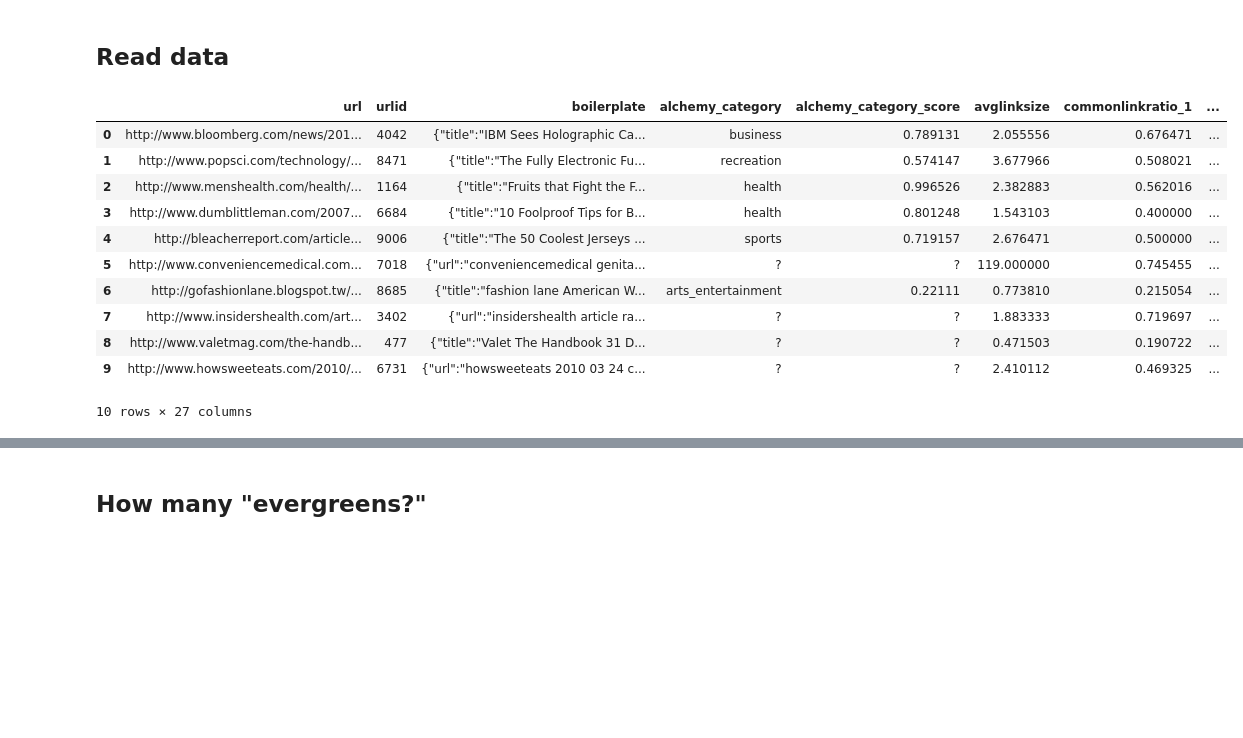
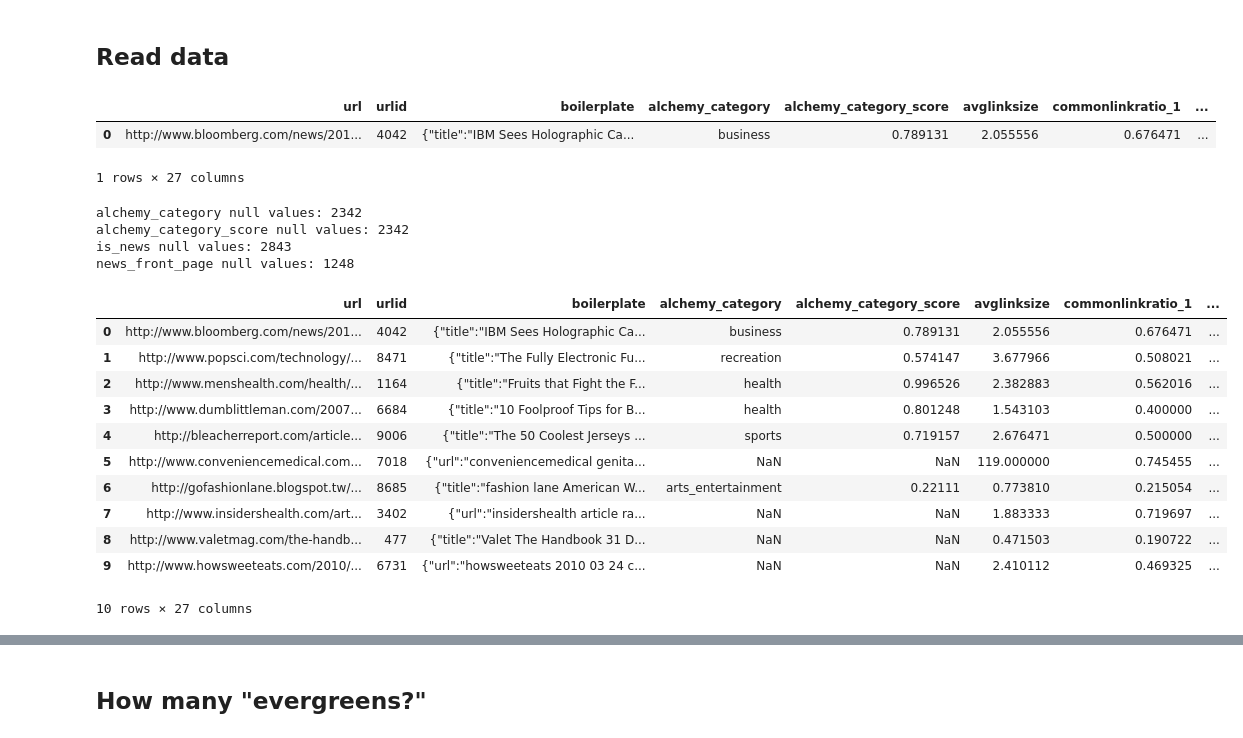
Before and after one commit to liadwg/DMProject, a Jupyter notebook: DataMiningProject.ipynb, the cells around one changed output, grey strips where cells are left out. Drawn from its saved outputs; the diff is of its cells as text; code cells hidden in the pictures; blank space fills up the shorter version.

Commit message:
First steps in data Exploration

```diff
--- a/DataMiningProject.ipynb
+++ b/DataMiningProject.ipynb
@@ -13,20 +15,45 @@ import matplotlib.pyplot as plt
 # %% [markdown]
 ## Read data
 # %%
-train_raw_data = pd.read_table('C:\Users\dor\PycharmProjects\DM project\working_data\\train.tsv')
-test_data = pd.read_table('C:\Users\dor\PycharmProjects\DM project\working_data\\test.tsv')
+train_raw_data = pd.read_table('train.tsv')
+test_data = pd.read_table('test.tsv')
 # %%
-train_raw_data.head(10)
+train_raw_data.head(1)
 # %% [output]
 |  | url | urlid | boilerplate | alchemy_category | alchemy_category_score | avglinksize | commonlinkratio_1 | ... |
 | 0 | http://www.bloomberg.com/news/201... | 4042 | {"title":"IBM Sees Holographic Ca... | business | 0.789131 | 2.055556 | 0.676471 | ... |
-| 1 | http://www.popsci.com/technology/... | 8471 | {"title":"The Fully Electronic Fu... | recreation | 0.574147 | 3.677966 | 0.508021 | ... |
-| 2 | http://www.menshealth.com/health/... | 1164 | {"title":"Fruits that Fight the F... | health | 0.996526 | 2.382883 | 0.562016 | ... |
-| 3 | http://www.dumblittleman.com/2007... | 6684 | {"title":"10 Foolproof Tips for B... | health | 0.801248 | 1.543103 | 0.400000 | ... |
-| 4 | http://bleacherreport.com/article... | 9006 | {"title":"The 50 Coolest Jerseys ... | sports | 0.719157 | 2.676471 | 0.500000 | ... |
-| 5 | http://www.conveniencemedical.com... | 7018 | {"url":"conveniencemedical genita... | ? | ? | 119.000000 | 0.745455 | ... |
-| 6 | http://gofashionlane.blogspot.tw/... | 8685 | {"title":"fashion lane American W... | arts_entertainment | 0.22111 | 0.773810 | 0.215054 | ... |
-| 7 | http://www.insidershealth.com/art... | 3402 | {"url":"insidershealth article ra... | ? | ? | 1.883333 | 0.719697 | ... |
-| 8 | http://www.valetmag.com/the-handb... | 477 | {"title":"Valet The Handbook 31 D... | ? | ? | 0.471503 | 0.190722 | ... |
-| 9 | http://www.howsweeteats.com/2010/... | 6731 | {"url":"howsweeteats 2010 03 24 c... | ? | ? | 2.410112 | 0.469325 | ... |
-10 rows × 27 columns
+1 rows × 27 columns
+# %%
+train_data = train_raw_data
+train_data.loc[train_data['alchemy_category'] == '?', 'alchemy_category'] = np.nan
+train_data.loc[train_data['alchemy_category_score'] == '?', 'alchemy_category_score'] = np.nan
+train_data.loc[train_data['is_news'] == '?', 'is_news'] = np.nan
+train_data.loc[train_data['news_front_page'] == '?', 'news_front_page'] = np.nan
+
+#a = np.count_nonzero(train_data['alchemy_category_score'].isnull().values)
+print('alchemy_category null values: ' +
+      str(np.count_nonzero(train_data['alchemy_category'].isnull().values)))
+print('alchemy_category_score null values: ' +
+      str(np.count_nonzero(train_data['alchemy_category_score'].isnull().values)))
+print('is_news null values: ' +
+      str(np.count_nonzero(train_data['is_news'].isnull().values)))
+print('news_front_page null values: ' +
+      str(np.count_nonzero(train_data['news_front_page'].isnull().values)))
+train_data.head(10)
+# %% [output]
+alchemy_category null values: 2342
+alchemy_category_score null values: 2342
+is_news null values: 2843
+news_front_page null values: 1248
+|  | url | urlid | boilerplate | alchemy_category | alchemy_category_score | avglinksize | commonlinkratio_1 | ... |
+| 0 | http://www.bloomberg.com/news/201... | 4042 | {"title":"IBM Sees Holographic Ca... | business | 0.789131 | 2.055556 | 0.676471 | ... |
+| 1 | http://www.popsci.com/technology/... | 8471 | {"title":"The Fully Electronic Fu... | recreation | 0.574147 | 3.677966 | 0.508021 | ... |
+| 2 | http://www.menshealth.com/health/... | 1164 | {"title":"Fruits that Fight the F... | health | 0.996526 | 2.382883 | 0.562016 | ... |
+| 3 | http://www.dumblittleman.com/2007... | 6684 | {"title":"10 Foolproof Tips for B... | health | 0.801248 | 1.543103 | 0.400000 | ... |
+| 4 | http://bleacherreport.com/article... | 9006 | {"title":"The 50 Coolest Jerseys ... | sports | 0.719157 | 2.676471 | 0.500000 | ... |
+| 5 | http://www.conveniencemedical.com... | 7018 | {"url":"conveniencemedical genita... | NaN | NaN | 119.000000 | 0.745455 | ... |
+| 6 | http://gofashionlane.blogspot.tw/... | 8685 | {"title":"fashion lane American W... | arts_entertainment | 0.22111 | 0.773810 | 0.215054 | ... |
+| 7 | http://www.insidershealth.com/art... | 3402 | {"url":"insidershealth article ra... | NaN | NaN | 1.883333 | 0.719697 | ... |
+| 8 | http://www.valetmag.com/the-handb... | 477 | {"title":"Valet The Handbook 31 D... | NaN | NaN | 0.471503 | 0.190722 | ... |
+| 9 | http://www.howsweeteats.com/2010/... | 6731 | {"url":"howsweeteats 2010 03 24 c... | NaN | NaN | 2.410112 | 0.469325 | ... |
+10 rows × 27 columns
```
Also changed, not shown: parts of 3 cells of this notebook.
